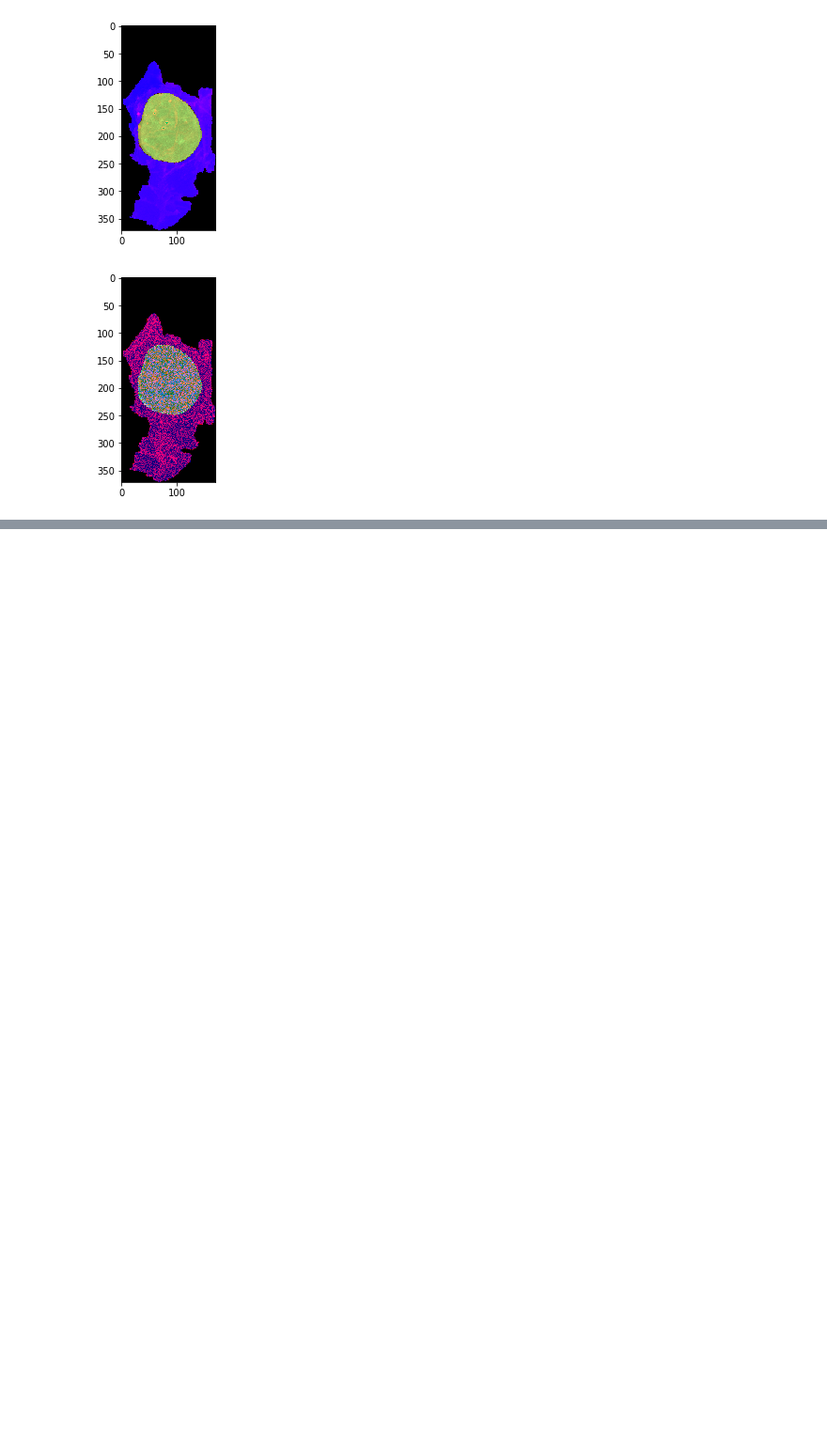
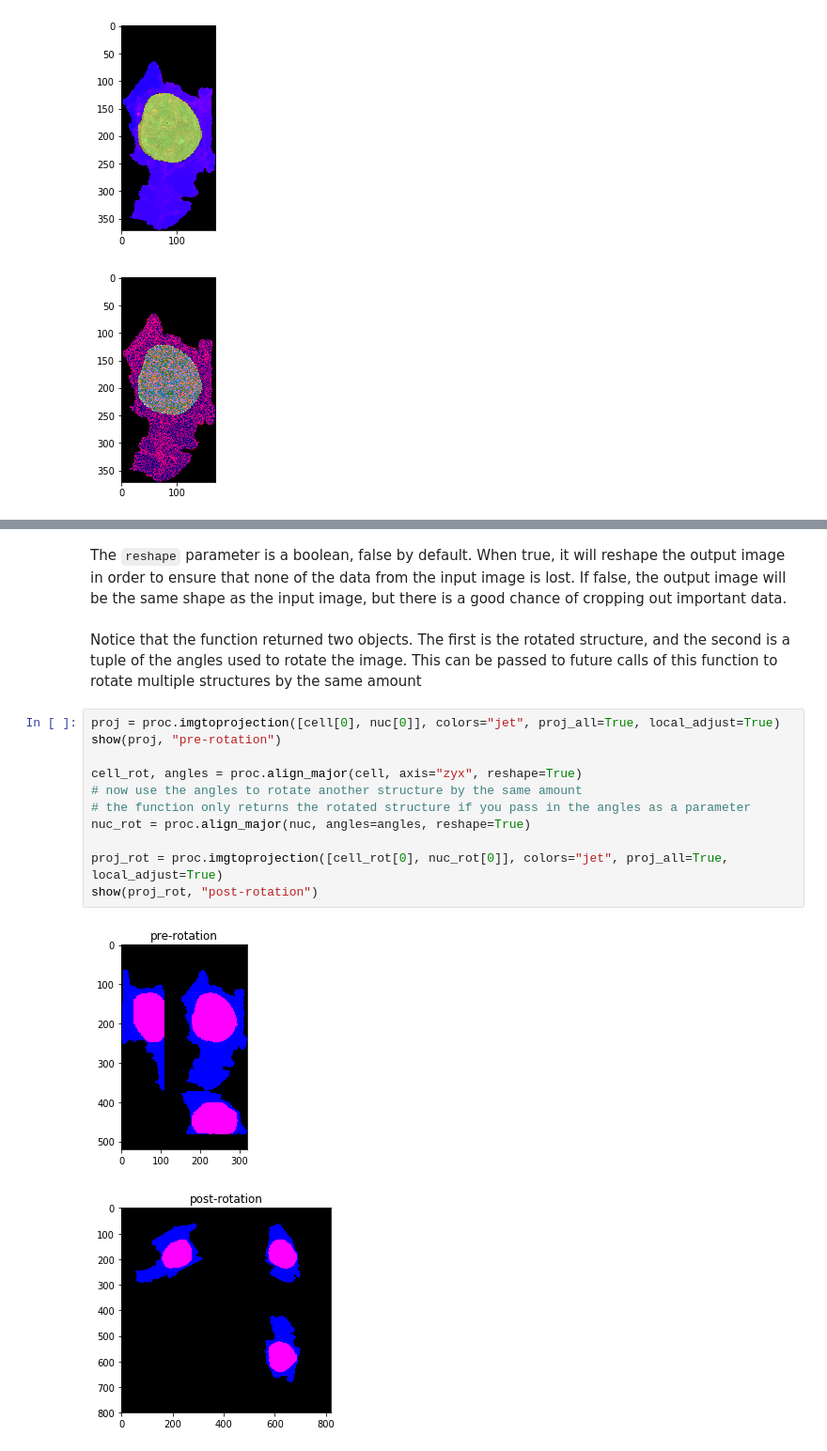
Before and after one commit to AllenCellModeling/aicsimage, a Jupyter notebook: Aicsimage Processing Guide.ipynb, the cells around one changed output, grey strips where cells are left out. Shown at 94% size. Drawn from its saved outputs; the diff is of its cells as text; blank space fills up the shorter version.

````diff
--- a/Aicsimage Processing Guide.ipynb
+++ b/Aicsimage Processing Guide.ipynb
@@ -190,0 +191,18 @@ show(proj, "post rotation")
+# %% [markdown]
+The ```reshape``` parameter is a boolean, false by default. When true, it will reshape the output image in order to ensure that none of the data from the input image is lost. If false, the output image will be the same shape as the input image, but there is a good chance of cropping out important data.
+# %% [markdown]
+Notice that the function returned two objects. The first is the rotated structure, and the second is a tuple of the angles used to rotate the image. This can be passed to future calls of this function to rotate multiple structures by the same amount
+# %%
+proj = proc.imgtoprojection([cell[0], nuc[0]], colors="jet", proj_all=True, local_adjust=True)
+show(proj, "pre-rotation")
+
+cell_rot, angles = proc.align_major(cell, axis="zyx", reshape=True)
+# now use the angles to rotate another structure by the same amount
+# the function only returns the rotated structure if you pass in the angles as a parameter
+nuc_rot = proc.align_major(nuc, angles=angles, reshape=True)
+
+proj_rot = proc.imgtoprojection([cell_rot[0], nuc_rot[0]], colors="jet", proj_all=True, local_adjust=True)
+show(proj_rot, "post-rotation")
+# %% [output]
+[figure, added]
+[figure, added]
````
Also changed, not shown: parts of 26 cells of this notebook, 1 other file.
